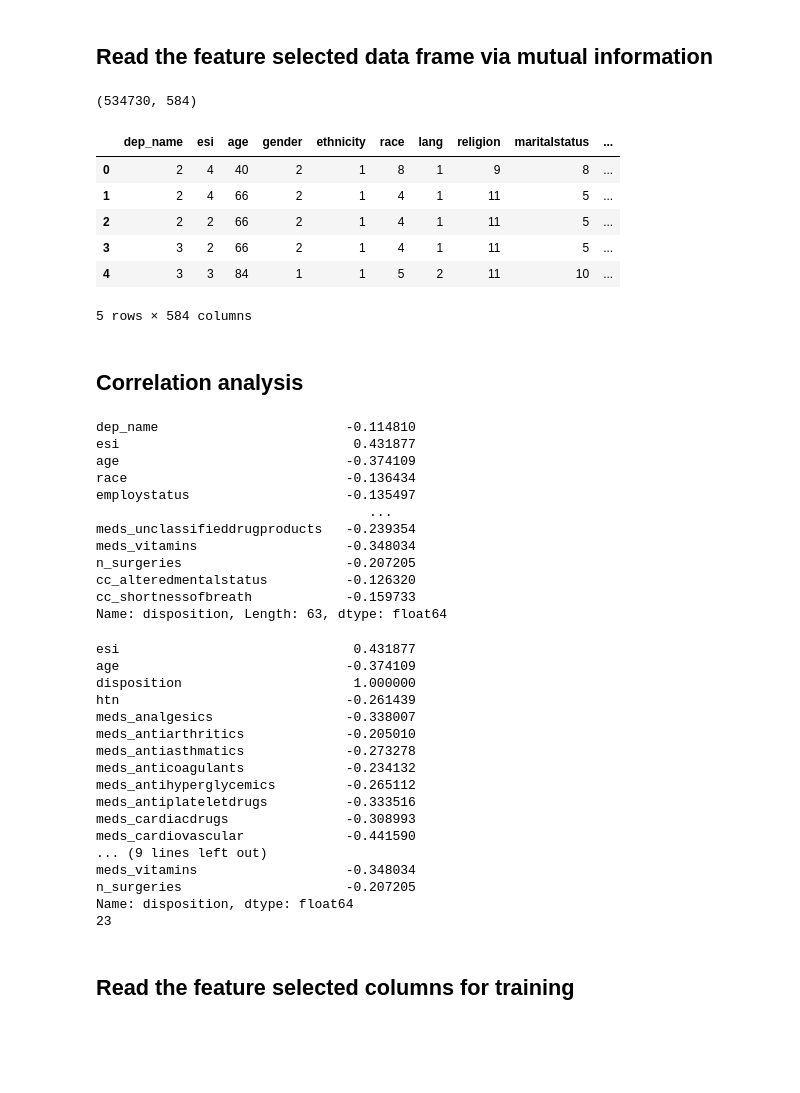
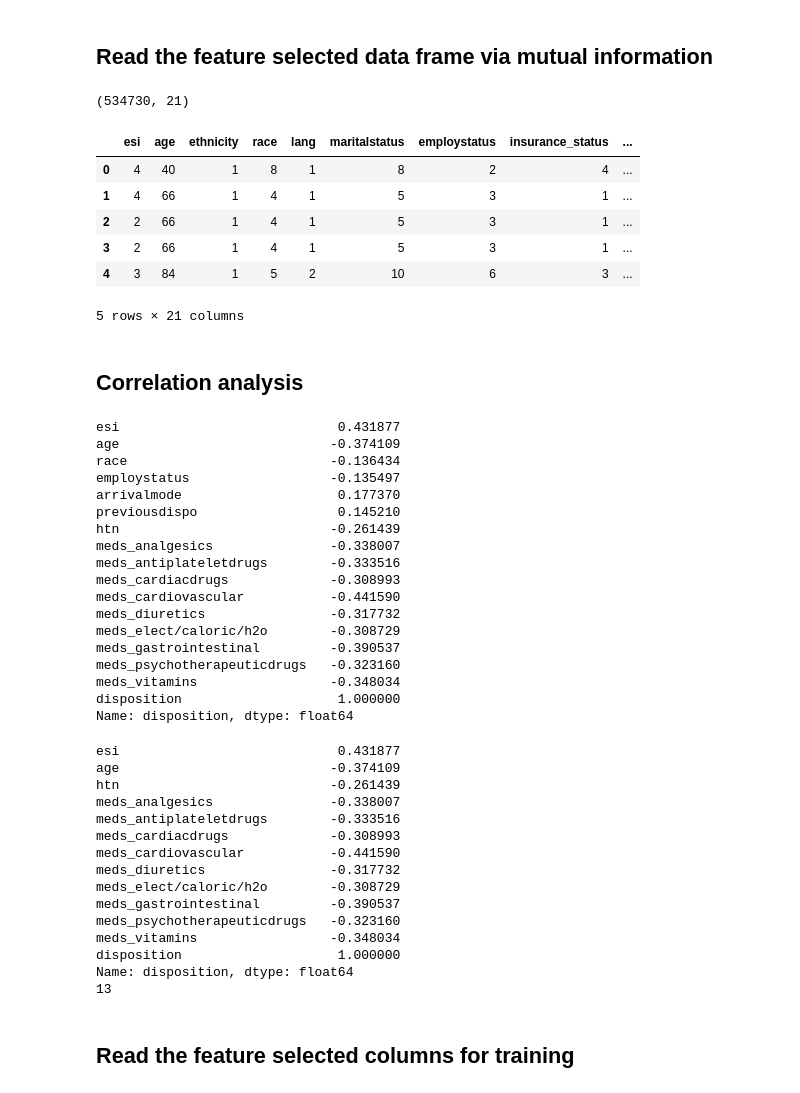
Before and after one commit to yuxuanwu17/02718-Emergency-department-ED-ML-Prediction, a Jupyter notebook: preprocessing/data_preprocessing.ipynb, the cells around one changed output. Saved outputs shown, nothing was run; the diff lists cells and outputs as text; code cells hidden in the pictures; blank space fills up the shorter version.

Commit message:
1. finished the preliminary data evaluation method 2. ready to build the XGBoost model

```diff
--- a/preprocessing/data_preprocessing.ipynb
+++ b/preprocessing/data_preprocessing.ipynb
@@ -3,22 +3,22 @@
 # %%
 import pandas as pd
 import numpy as np
 import time
 
 np.random.seed(33)
-# df = pd.read_csv("../data/featureSelectedAllDataWithY.csv")
-df = pd.read_csv("../data/Cleaned_dat_encoded.csv")
+df = pd.read_csv("../data/featureSelectedAllDataWithY.csv")
+# df = pd.read_csv("../data/Cleaned_dat_encoded.csv")
 print(df.shape)
 df.head()
 # %% [output]
-(534730, 584)
+(534730, 21)
-|  | dep_name | esi | age | gender | ethnicity | race | lang | religion | maritalstatus | ... |
-| 0 | 2 | 4 | 40 | 2 | 1 | 8 | 1 | 9 | 8 | ... |
-| 1 | 2 | 4 | 66 | 2 | 1 | 4 | 1 | 11 | 5 | ... |
-| 2 | 2 | 2 | 66 | 2 | 1 | 4 | 1 | 11 | 5 | ... |
-| 3 | 3 | 2 | 66 | 2 | 1 | 4 | 1 | 11 | 5 | ... |
-| 4 | 3 | 3 | 84 | 1 | 1 | 5 | 2 | 11 | 10 | ... |
+|  | esi | age | ethnicity | race | lang | maritalstatus | employstatus | insurance_status | ... |
+| 0 | 4 | 40 | 1 | 8 | 1 | 8 | 2 | 4 | ... |
+| 1 | 4 | 66 | 1 | 4 | 1 | 5 | 3 | 1 | ... |
+| 2 | 2 | 66 | 1 | 4 | 1 | 5 | 3 | 1 | ... |
+| 3 | 2 | 66 | 1 | 4 | 1 | 5 | 3 | 1 | ... |
+| 4 | 3 | 84 | 1 | 5 | 2 | 10 | 6 | 3 | ... |
-5 rows × 584 columns
+5 rows × 21 columns
 # %% [markdown]
 ## Correlation analysis
 # %%
@@ -27,39 +27,43 @@ health_data = df.copy()
 feature_corr = health_data.corr()
 feature_corr[abs(feature_corr['disposition']) > 0.1]['disposition']
 # %% [output]
-dep_name                        -0.114810
-esi                              0.431877
-age                             -0.374109
-race                            -0.136434
-employstatus                    -0.135497
-                                   ...
-meds_unclassifieddrugproducts   -0.239354
-meds_vitamins                   -0.348034
-n_surgeries                     -0.207205
-cc_alteredmentalstatus          -0.126320
-cc_shortnessofbreath            -0.159733
-Name: disposition, Length: 63, dtype: float64
+esi                            0.431877
+age                           -0.374109
+race                          -0.136434
+employstatus                  -0.135497
+arrivalmode                    0.177370
+previousdispo                  0.145210
+htn                           -0.261439
+meds_analgesics               -0.338007
+meds_antiplateletdrugs        -0.333516
+meds_cardiacdrugs             -0.308993
+meds_cardiovascular           -0.441590
+meds_diuretics                -0.317732
+meds_elect/caloric/h2o        -0.308729
+meds_gastrointestinal         -0.390537
+meds_psychotherapeuticdrugs   -0.323160
+meds_vitamins                 -0.348034
+disposition                    1.000000
+Name: disposition, dtype: float64
 # %%
 print(feature_corr[abs(feature_corr['disposition']) > 0.2]['disposition'])
 print(len(feature_corr[abs(feature_corr['disposition']) > 0.2]['disposition']))
 # %% [output]
-esi                              0.431877
-age                             -0.374109
-disposition                      1.000000
-htn                             -0.261439
-meds_analgesics                 -0.338007
-meds_antiarthritics             -0.205010
-meds_antiasthmatics             -0.273278
-meds_anticoagulants             -0.234132
-meds_antihyperglycemics         -0.265112
-meds_antiplateletdrugs          -0.333516
-meds_cardiacdrugs               -0.308993
-meds_cardiovascular             -0.441590
-... (9 lines left out)
-meds_vitamins                   -0.348034
-n_surgeries                     -0.207205
+esi                            0.431877
+age                           -0.374109
+htn                           -0.261439
+meds_analgesics               -0.338007
+meds_antiplateletdrugs        -0.333516
+meds_cardiacdrugs             -0.308993
+meds_cardiovascular           -0.441590
+meds_diuretics                -0.317732
+meds_elect/caloric/h2o        -0.308729
+meds_gastrointestinal         -0.390537
+meds_psychotherapeuticdrugs   -0.323160
+meds_vitamins                 -0.348034
+disposition                    1.000000
 Name: disposition, dtype: float64
-23
+13
 # %% [markdown]
 ## Read the feature selected columns for training
 # %%
```
Also changed, not shown: parts of 16 cells of this notebook.
